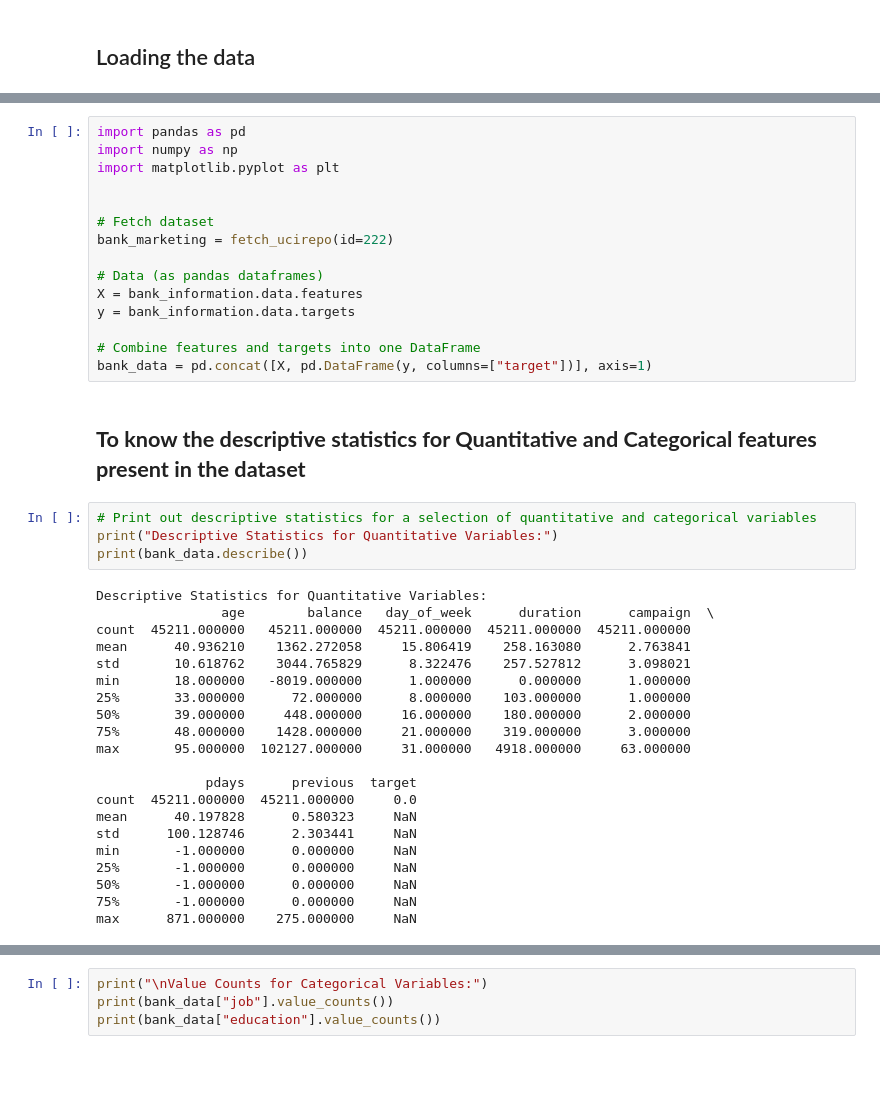
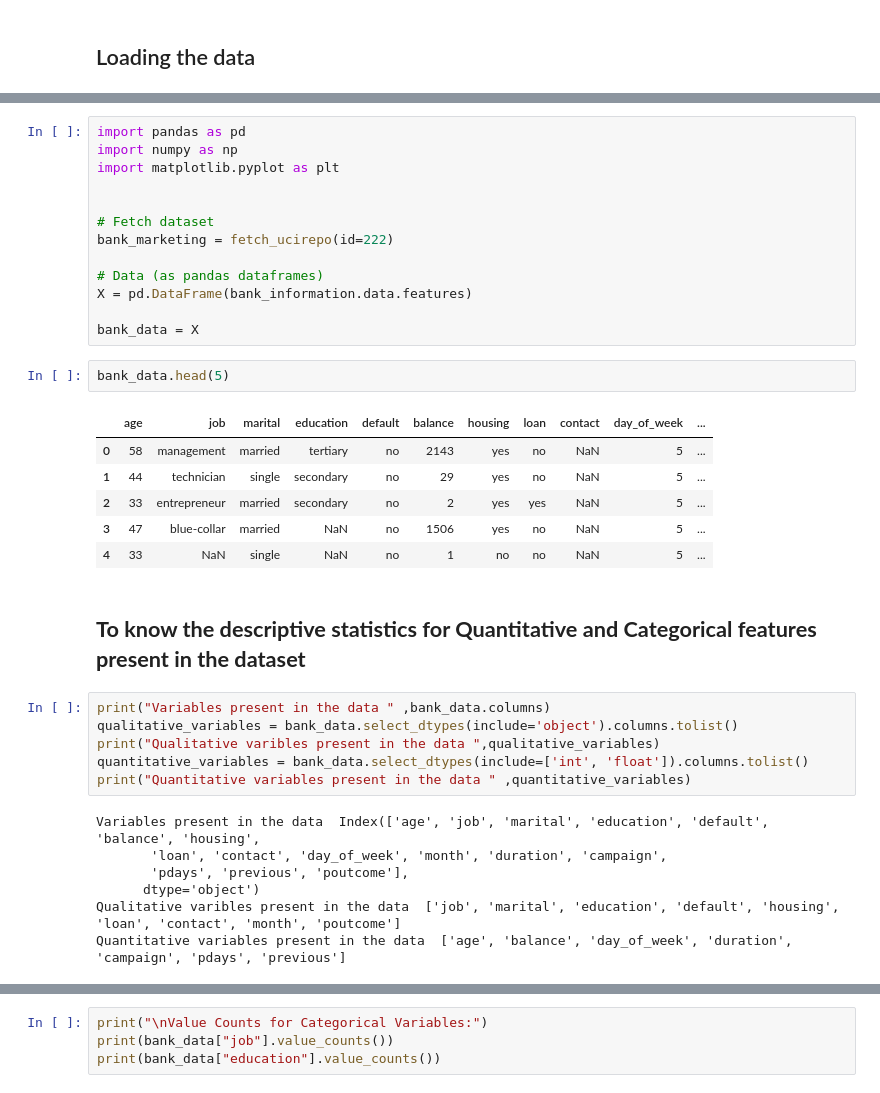
Before and after one commit to Konakalla-Meghana/64060_skonaka1, a Jupyter notebook: Assignment1/FML__Assignment.ipynb, the cells around one changed output, grey strips where cells are left out. Saved outputs shown, nothing was run; the diff lists cells and outputs as text; blank space fills up the shorter version.

```diff
--- a/Assignment1/FML__Assignment.ipynb
+++ b/Assignment1/FML__Assignment.ipynb
@@ -70,35 +71,30 @@ import matplotlib.pyplot as plt
 bank_marketing = fetch_ucirepo(id=222)
 
 # Data (as pandas dataframes)
-X = bank_information.data.features
-y = bank_information.data.targets
+X = pd.DataFrame(bank_information.data.features)
 
-# Combine features and targets into one DataFrame
-bank_data = pd.concat([X, pd.DataFrame(y, columns=["target"])], axis=1)
+bank_data = X
+# %%
+bank_data.head(5)
+# %% [output]
+|  | age | job | marital | education | default | balance | housing | loan | contact | day_of_week | ... |
+| 0 | 58 | management | married | tertiary | no | 2143 | yes | no | NaN | 5 | ... |
+| 1 | 44 | technician | single | secondary | no | 29 | yes | no | NaN | 5 | ... |
+| 2 | 33 | entrepreneur | married | secondary | no | 2 | yes | yes | NaN | 5 | ... |
+| 3 | 47 | blue-collar | married | NaN | no | 1506 | yes | no | NaN | 5 | ... |
+| 4 | 33 | NaN | single | NaN | no | 1 | no | no | NaN | 5 | ... |
 # %% [markdown]
 ## **To know the descriptive statistics for Quantitative and Categorical features present in the dataset**
-# %%
-# Print out descriptive statistics for a selection of quantitative and categorical variables
-print("Descriptive Statistics for Quantitative Variables:")
-print(bank_data.describe())
-# %% [output]
-Descriptive Statistics for Quantitative Variables:
-                age        balance   day_of_week      duration      campaign  \
-count  45211.000000   45211.000000  45211.000000  45211.000000  45211.000000
-mean      40.936210    1362.272058     15.806419    258.163080      2.763841
-std       10.618762    3044.765829      8.322476    257.527812      3.098021
-min       18.000000   -8019.000000      1.000000      0.000000      1.000000
-25%       33.000000      72.000000      8.000000    103.000000      1.000000
-50%       39.000000     448.000000     16.000000    180.000000      2.000000
-75%       48.000000    1428.000000     21.000000    319.000000      3.000000
-max       95.000000  102127.000000     31.000000   4918.000000     63.000000
-
-              pdays      previous  target
-count  45211.000000  45211.000000     0.0
-mean      40.197828      0.580323     NaN
-std      100.128746      2.303441     NaN
-min       -1.000000      0.000000     NaN
-25%       -1.000000      0.000000     NaN
-50%       -1.000000      0.000000     NaN
-75%       -1.000000      0.000000     NaN
-max      871.000000    275.000000     NaN
+# %%
+print("Variables present in the data " ,bank_data.columns)
+qualitative_variables = bank_data.select_dtypes(include='object').columns.tolist()
+print("Qualitative varibles present in the data ",qualitative_variables)
+quantitative_variables = bank_data.select_dtypes(include=['int', 'float']).columns.tolist()
+print("Quantitative variables present in the data " ,quantitative_variables)
+# %% [output]
+Variables present in the data  Index(['age', 'job', 'marital', 'education', 'default', 'balance', 'housing',
+       'loan', 'contact', 'day_of_week', 'month', 'duration', 'campaign',
+       'pdays', 'previous', 'poutcome'],
+      dtype='object')
+Qualitative varibles present in the data  ['job', 'marital', 'education', 'default', 'housing', 'loan', 'contact', 'month', 'poutcome']
+Quantitative variables present in the data  ['age', 'balance', 'day_of_week', 'duration', 'campaign', 'pdays', 'previous']
```
Also changed, not shown: parts of 6 cells of this notebook.
